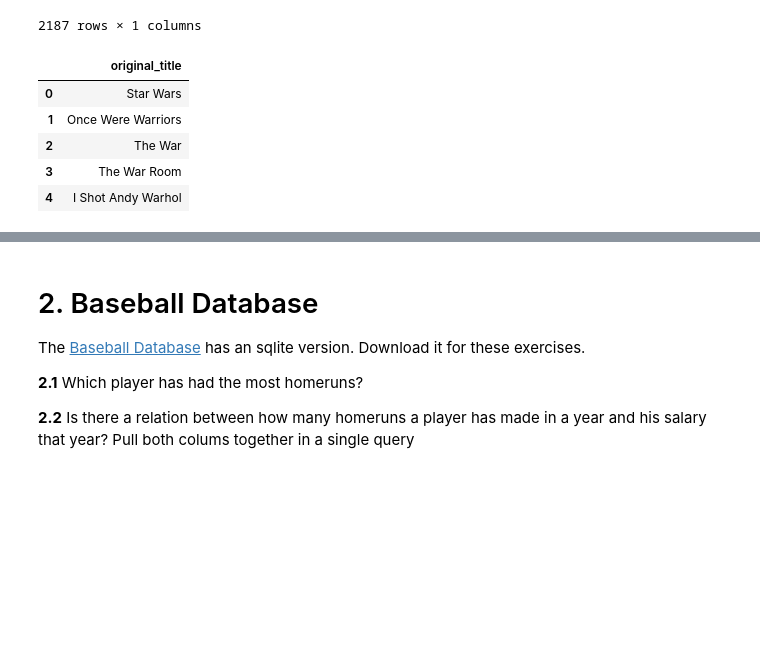
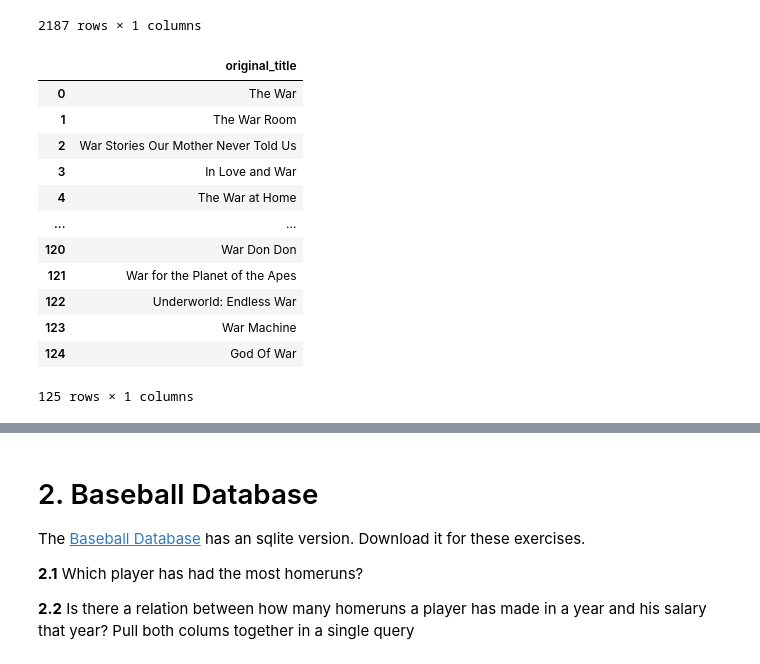
Before and after one commit to cb-ds-1/4-1-sql, a Jupyter notebook: workshop.ipynb, the cells around one changed output, grey strips where cells are left out. Saved outputs shown, nothing was run; the diff lists cells and outputs as text; code cells hidden in the pictures; blank space fills up the shorter version.

```diff
--- a/workshop.ipynb
+++ b/workshop.ipynb
@@ -66,19 +67,28 @@ pd.read_sql("SELECT original_title FROM movies_metadata WHERE budget > 5e6", con
 # %%
 # 1.2.2 Use a query to pull the english-language films with the word `war` in their title
 pd.read_sql("""
 SELECT
     original_title
 FROM movies_metadata
 WHERE original_language = 'en'
-    AND original_title LIKE '% war%'
-""", con=conn).head()
+    AND original_title LIKE '% war %'
+    OR original_title LIKE '% war'
+    OR original_title LIKE 'war %'
+""", con=conn)
 # %% [output]
 |  | original_title |
-| 0 | Star Wars |
-| 1 | Once Were Warriors |
-| 2 | The War |
-| 3 | The War Room |
-| 4 | I Shot Andy Warhol |
+| 0 | The War |
+| 1 | The War Room |
+| 2 | War Stories Our Mother Never Told Us |
+| 3 | In Love and War |
+| 4 | The War at Home |
+| ... | ... |
+| 120 | War Don Don |
+| 121 | War for the Planet of the Apes |
+| 122 | Underworld: Endless War |
+| 123 | War Machine |
+| 124 | God Of War |
+125 rows × 1 columns
 # %%
 # 1.2.3 Left join the average ratings from the `ratings` table onto the `movies_metadata` table
 pd.read_sql("""
```
Also changed, not shown: parts of 5 cells of this notebook.
